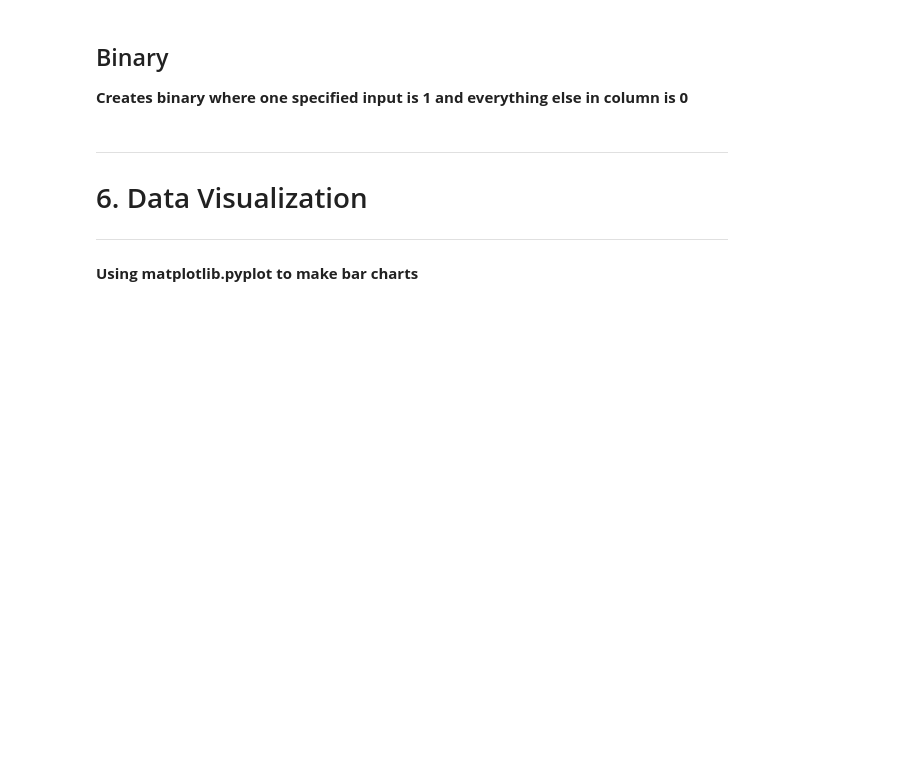
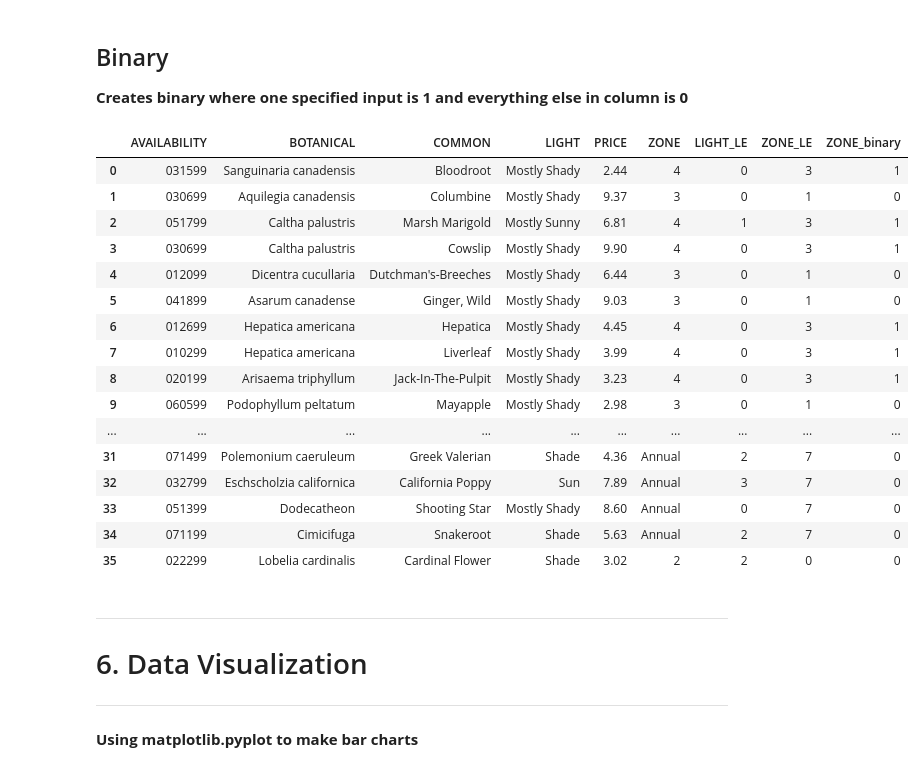
Before and after one commit to msaadah/Data-Analysis-Notebook, a Jupyter notebook: Datasets_Filetypes/Manipulating_XML_File/XML_Plants.ipynb, the cells around one changed output. Drawn from its saved outputs; the diff is of its cells as text; code cells hidden in the pictures; blank space fills up the shorter version.

```diff
--- a/Datasets_Filetypes/Manipulating_XML_File/XML_Plants.ipynb
+++ b/Datasets_Filetypes/Manipulating_XML_File/XML_Plants.ipynb
@@ -353,6 +365,25 @@ display(HTML(xml_df.to_html()))
 **Creates binary where one specified input is 1 and everything else in column is 0**
 # %%
 xml_df["ZONE_binary"] = np.where(xml_df["ZONE"].str.contains("4"), 1, 0)
+display(HTML(xml_df.to_html()))
+# %% [output]
+|  | AVAILABILITY | BOTANICAL | COMMON | LIGHT | PRICE | ZONE | LIGHT_LE | ZONE_LE | ZONE_binary |
+| 0 | 031599 | Sanguinaria canadensis | Bloodroot | Mostly Shady | 2.44 | 4 | 0 | 3 | 1 |
+| 1 | 030699 | Aquilegia canadensis | Columbine | Mostly Shady | 9.37 | 3 | 0 | 1 | 0 |
+| 2 | 051799 | Caltha palustris | Marsh Marigold | Mostly Sunny | 6.81 | 4 | 1 | 3 | 1 |
+| 3 | 030699 | Caltha palustris | Cowslip | Mostly Shady | 9.90 | 4 | 0 | 3 | 1 |
+| 4 | 012099 | Dicentra cucullaria | Dutchman's-Breeches | Mostly Shady | 6.44 | 3 | 0 | 1 | 0 |
+| 5 | 041899 | Asarum canadense | Ginger, Wild | Mostly Shady | 9.03 | 3 | 0 | 1 | 0 |
+| 6 | 012699 | Hepatica americana | Hepatica | Mostly Shady | 4.45 | 4 | 0 | 3 | 1 |
+| 7 | 010299 | Hepatica americana | Liverleaf | Mostly Shady | 3.99 | 4 | 0 | 3 | 1 |
+| 8 | 020199 | Arisaema triphyllum | Jack-In-The-Pulpit | Mostly Shady | 3.23 | 4 | 0 | 3 | 1 |
+| 9 | 060599 | Podophyllum peltatum | Mayapple | Mostly Shady | 2.98 | 3 | 0 | 1 | 0 |
+| ... | ... | ... | ... | ... | ... | ... | ... | ... | ... |
+| 31 | 071499 | Polemonium caeruleum | Greek Valerian | Shade | 4.36 | Annual | 2 | 7 | 0 |
+| 32 | 032799 | Eschscholzia californica | California Poppy | Sun | 7.89 | Annual | 3 | 7 | 0 |
+| 33 | 051399 | Dodecatheon | Shooting Star | Mostly Shady | 8.60 | Annual | 0 | 7 | 0 |
+| 34 | 071199 | Cimicifuga | Snakeroot | Shade | 5.63 | Annual | 2 | 7 | 0 |
+| 35 | 022299 | Lobelia cardinalis | Cardinal Flower | Shade | 3.02 | 2 | 2 | 0 | 0 |
 # %% [markdown]
 ***
 
```
Also changed, not shown: parts of 13 cells of this notebook, 13 other files.
